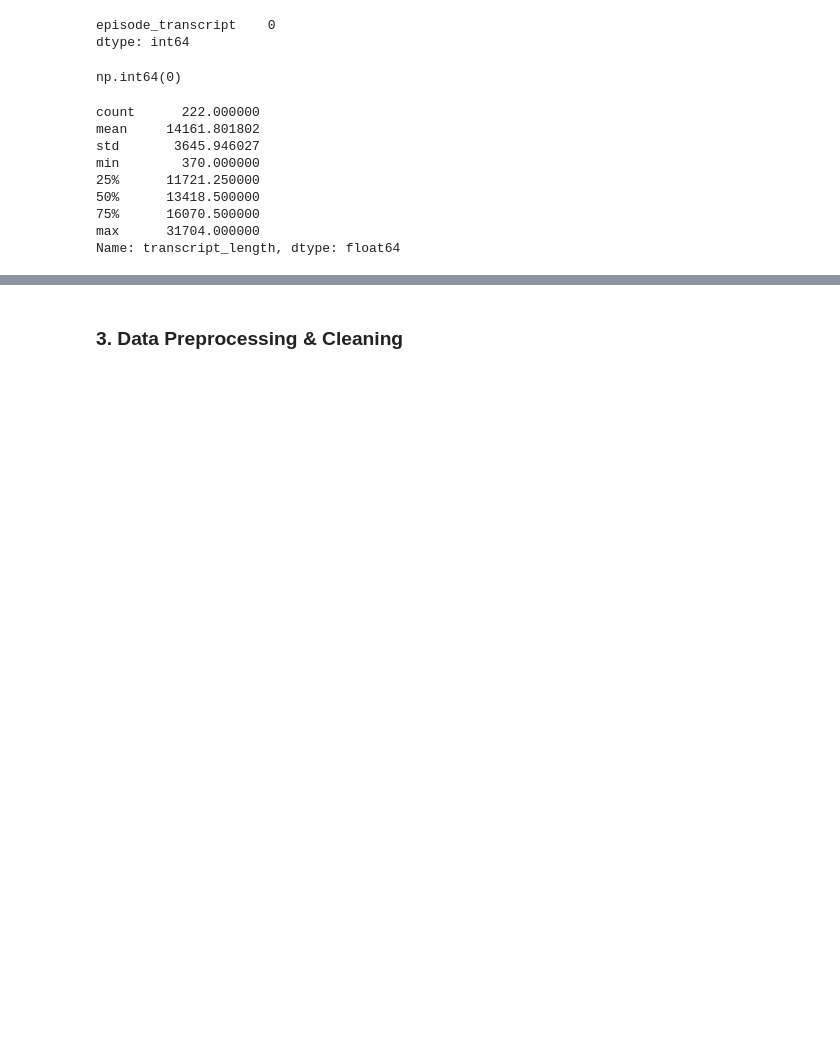
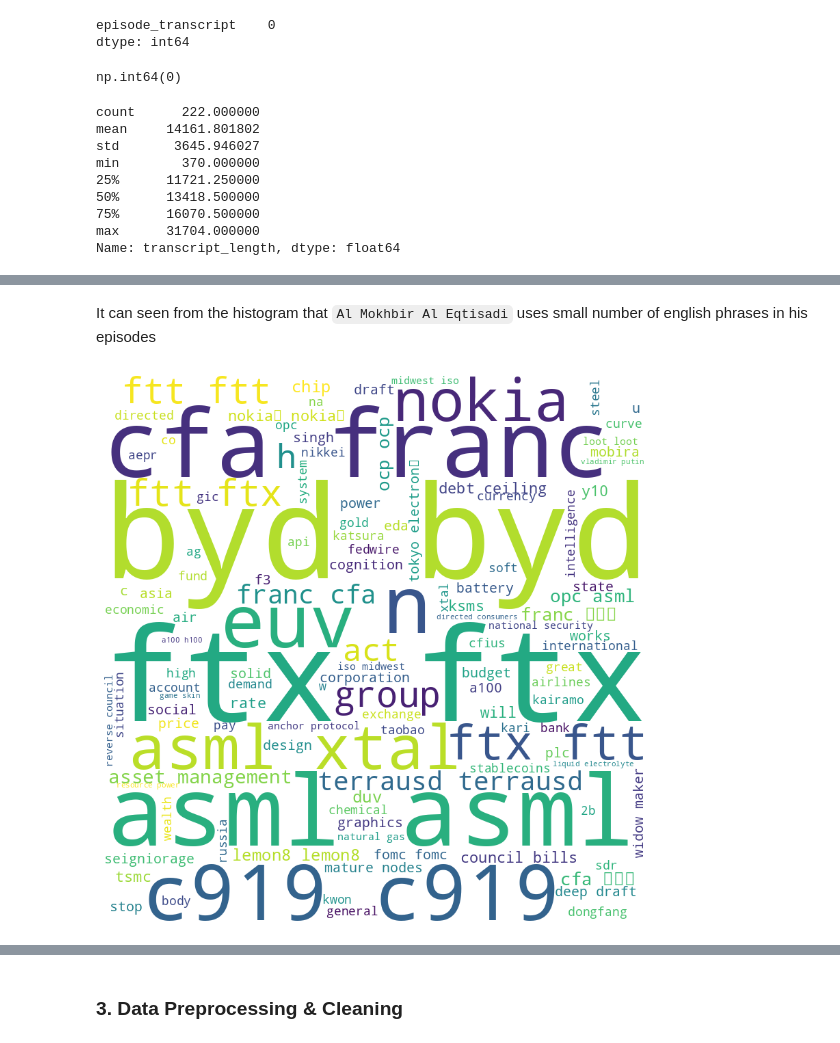
Before and after one commit to OMAR-AHMED-SAAD/NLP_PROJECT_111, a Jupyter notebook: preprocessing.ipynb, the cells around one changed output, grey strips where cells are left out. Cells and saved outputs as stored; diff of their text form; code cells hidden in the pictures; blank space fills up the shorter version.

```diff
--- a/preprocessing.ipynb
+++ b/preprocessing.ipynb
@@ -97,0 +121,21 @@ Name: transcript_length, dtype: float64
+# %% [markdown]
+It can seen from the histogram that `Al Mokhbir Al Eqtisadi` uses small number of english phrases in his episodes
+# %%
+# Plot word cloud for the most common non-arabic words
+from wordcloud import WordCloud
+
+# Create a word cloud for the most common non-arabic words
+non_arabic_words = ' '.join(df['episode_transcript'].apply(lambda x: ' '.join([word.lower() for word in x.split() if re.search(r'[a-zA-Z]', word)])))
+
+wordcloud = WordCloud(width = 800, height = 800,
+                background_color ='white',
+                stopwords = None,
+                min_font_size = 10).generate(non_arabic_words)
+
+plt.figure(figsize = (8, 8), facecolor = None)
+plt.imshow(wordcloud)
+plt.axis("off")
+plt.tight_layout(pad = 0)
+plt.show()
+# %% [output]
+[figure, added]
```
Also changed, not shown: parts of 6 cells of this notebook.
